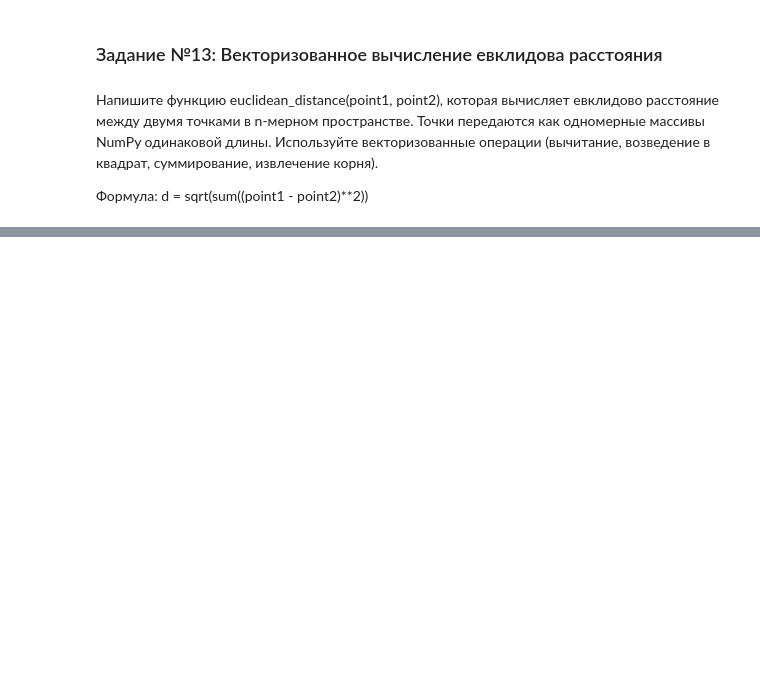
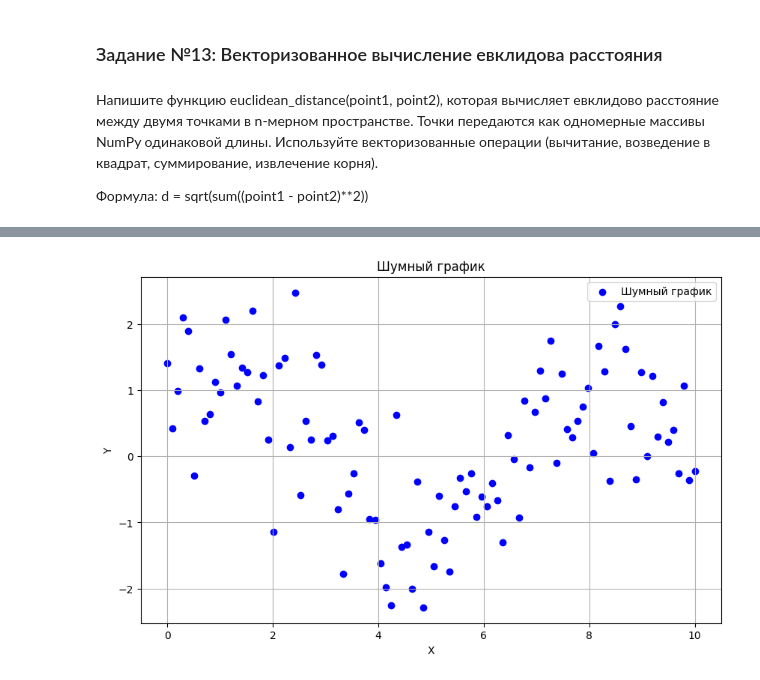
Before and after one commit to GffGreat/PythonAdvSmolGU, a Jupyter notebook: Clean_Seminar_02.ipynb, the cells around one changed output, grey strips where cells are left out. Drawn from its saved outputs; the diff is of its cells as text; code cells hidden in the pictures; blank space fills up the shorter version.

```diff
--- a/Clean_Seminar_02.ipynb
+++ b/Clean_Seminar_02.ipynb
@@ -347,0 +476,21 @@ assert np.isclose(euclidean_distance(np.array([1, 1, 1]), np.array([2, 2, 2])),
+# %%
+import numpy as np
+import matplotlib.pyplot as plt
+from scipy.optimize import curve_fit
+
+# Генерируем случайные данные
+np.random.seed(0)
+x = np.linspace(0, 10, 100)
+y = np.sin(x) + np.random.normal(0, 0.8, len(x))  # Добавляем шум
+
+# Построим график данных
+plt.figure(figsize=(10, 6))
+plt.scatter(x, y, color='blue', label='Шумный график')
+plt.title('Шумный график')
+plt.xlabel('X')
+plt.ylabel('Y')
+plt.legend()
+plt.grid(True)
+plt.show()
+# %% [output]
+[figure, added]
```
Also changed, not shown: parts of 13 cells of this notebook.
